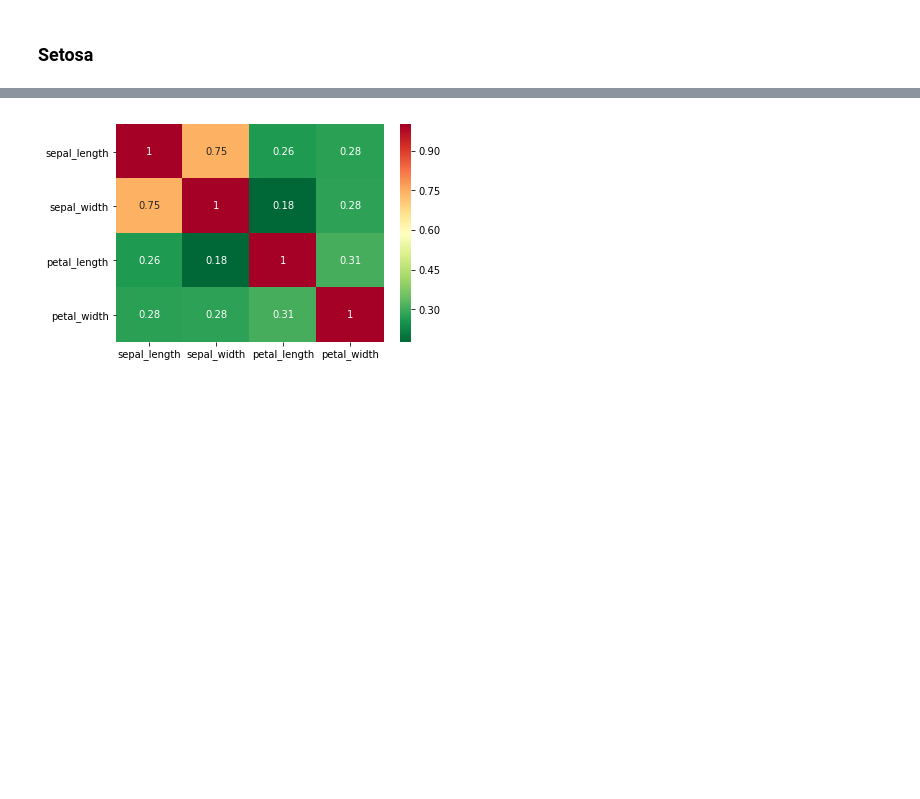
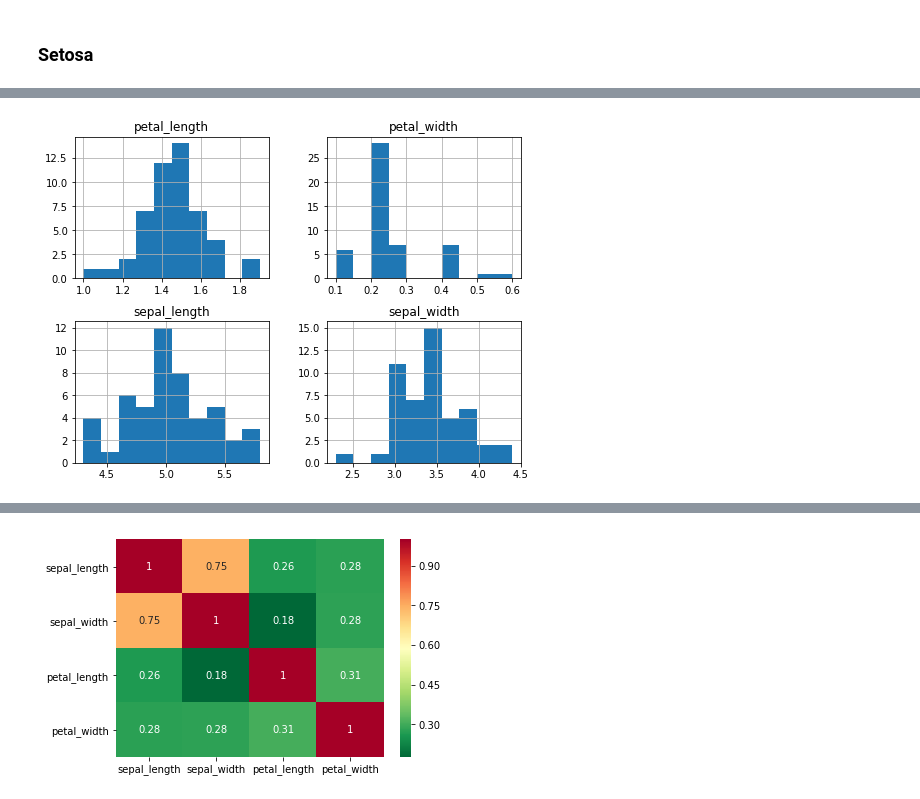
Before and after one commit to jennifer-ryan/iris-data-set-project, a Jupyter notebook: Iris Dataset Exploratory Data Analysis.ipynb, the cells around one changed output, grey strips where cells are left out. Saved outputs shown, nothing was run; the diff lists cells and outputs as text; code cells hidden in the pictures; blank space fills up the shorter version.

```diff
--- a/Iris Dataset Exploratory Data Analysis.ipynb
+++ b/Iris Dataset Exploratory Data Analysis.ipynb
@@ -185,0 +182,6 @@ setosa.corr()
+# %%
+# Histograms displaying distribution of setosa data.
+setosa.hist(figsize = (8, 6))
+plt.show()
+# %% [output]
+[figure, added]
```
Also changed, not shown: parts of 31 cells of this notebook.
